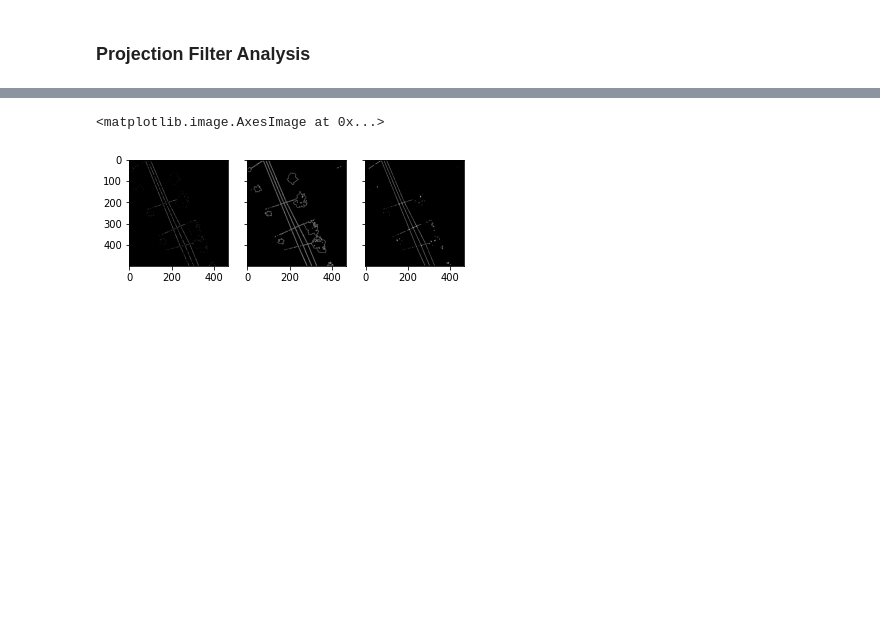
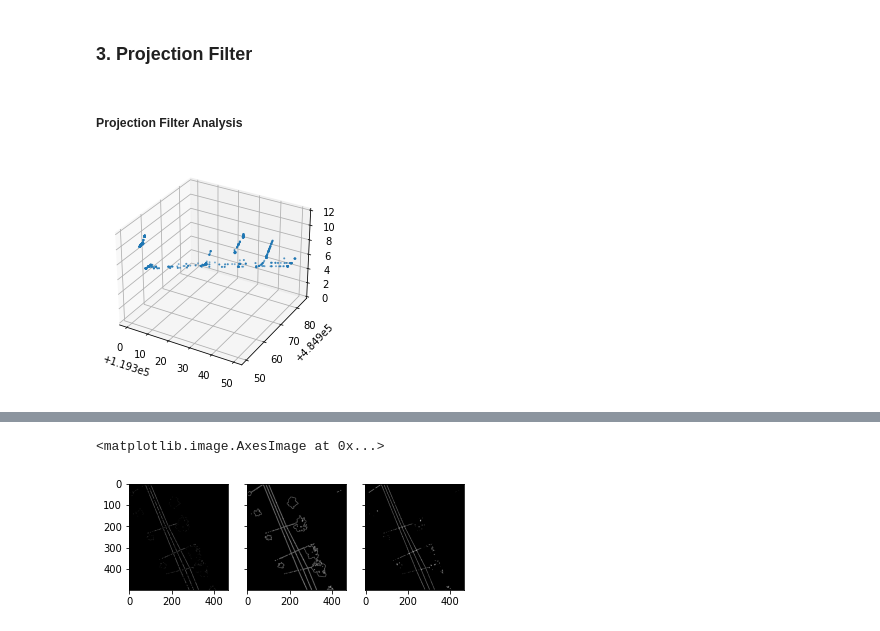
Before and after one commit to Amsterdam-Internships/UPC_Suspended_Streetlight_Extractor, a Jupyter notebook: milestone_2/Cable Extraction.ipynb, the cells around one changed output, grey strips where cells are left out. Cells and saved outputs as stored; diff of their text form; code cells hidden in the pictures; blank space fills up the shorter version.

```diff
--- a/milestone_2/Cable Extraction.ipynb
+++ b/milestone_2/Cable Extraction.ipynb
@@ -90,3 +122,5 @@ mask = np.where(labels == 0)[0]
+# %% [markdown]
+### 3. Projection Filter
 # %%
 # Projection Filters
 def culling(grid_projection, low_threshold=0, high_threshold=4, density=False):
@@ -132,13 +166,16 @@ def canny_edge(grid_projection, sigma=0.5, low_threshold=0, high_threshold=1):
 def apply_filters(grid_projection, filters):
     grid = grid_projection.copy()
     for filter in filters:
-        if filter == 'culling':
-            grid = culling(grid)
-        elif filter == 'closing':
-            grid = closing(grid)
-        elif filter == 'edge':
-            grid = canny_edge(grid)
-        elif filter == 'erosion':
-            grid = erosion(grid)
+        if filter[0] == 'culling':
+            grid = culling(grid, filter[1], filter[2])
+        elif filter[0] == 'closing':
+            grid = closing(grid, filter[1])
+        elif filter[0] == 'edge':
+            grid = canny_edge(grid, filter[1])
+        elif filter[0] == 'erosion':
+            grid = erosion(grid, filter[1])
 
     return grid
+
+# 3. High-density / vegetaion filters
+proj_2d_processed = apply_filters(proj_2d, [['closing',3],['edge',0.5],['closing',2],['erosion',1]]).astype('uint8')
@@ -164,2 +186,14 @@ def xy_projection(voxelgrid):
 # %% [markdown]
-### Projection Filter Analysis
+##### Projection Filter Analysis
+# %%
+proc_mask = proj_2d_processed[tuple(voxel_grid.voxel_x), tuple(voxel_grid.voxel_y)].astype(bool)
+missed_mask = true_labels[mask[~proc_mask]]==11
+
+fig = plt.figure()
+ax = plt.axes(projection='3d')
+plt_points = points[mask[~proc_mask]][missed_mask]
+ax.scatter(plt_points[:, 0], plt_points[:, 1], plt_points[:, 2], s=1, label='missed cable points')
+ax.set_zlim((0,12))
+plt.show()
+# %% [output]
+[figure, added]
```
Also changed, not shown: parts of 50 cells of this notebook, 1 other file.
